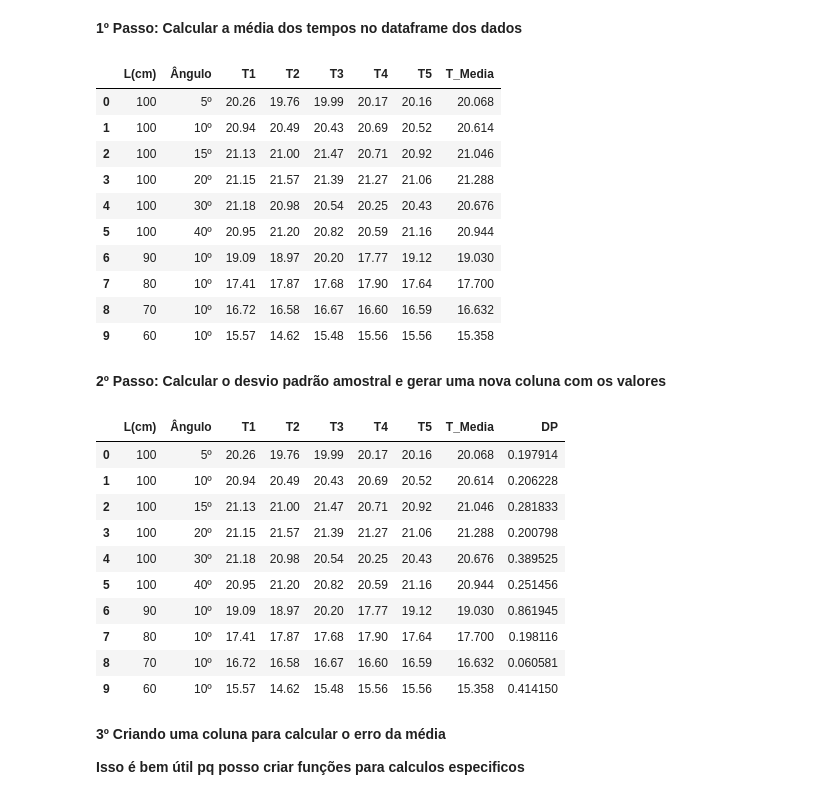
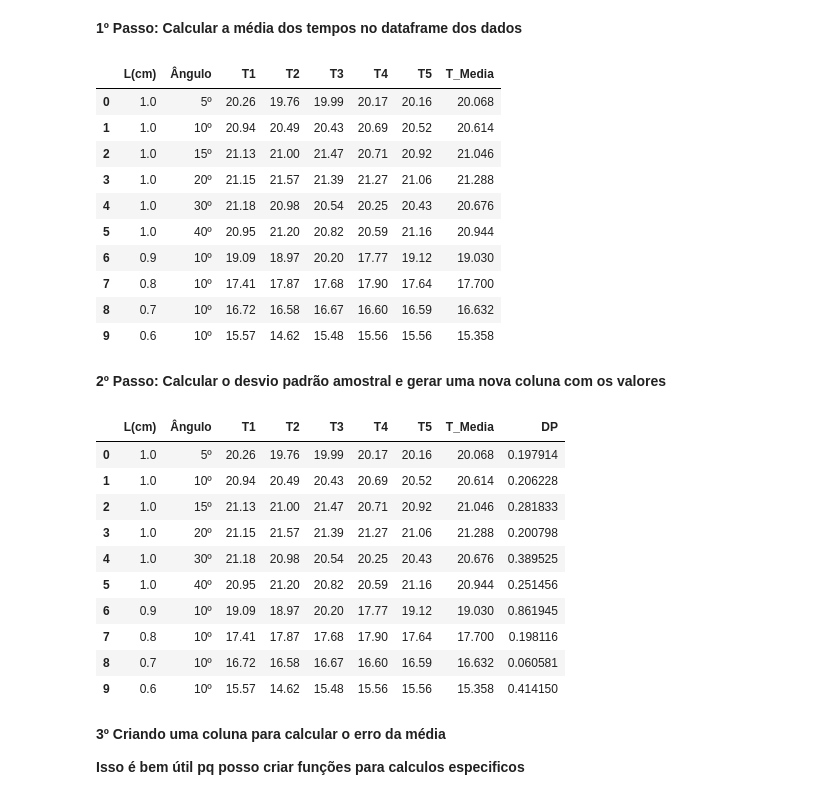
Before and after one commit to hugodevelopment/Excel-Python, a Jupyter notebook: Códigos_Mecanica/Pendulo.ipynb, the cells around one changed output. Cells and saved outputs as stored; diff of their text form; code cells hidden in the pictures.

```diff
--- a/Códigos_Mecanica/Pendulo.ipynb
+++ b/Códigos_Mecanica/Pendulo.ipynb
@@ -9,26 +9,29 @@ Sites que me ajudaram:
 # %%
 import pandas as pd
 import numpy as np
 
 data = pd.read_csv('pendulo.csv', sep=";")
 # Criando uma nova coluna para média
 # data["Media"] = (data["T1"] + data["T2"] + data["T3"] + data["T4"] + data["T5"])/5
 
 # Podemos calcular a média lendo as linhas(row) com o axis=1 e escolhendo as colunas desejadas
 data["T_Media"]= data[["T1","T2","T3","T4","T5"]].mean(axis=1)
 data
+
+data["L(cm)"] = data["L(cm)"]/ 100
+data
 # %% [output]
 |  | L(cm) | Ângulo | T1 | T2 | T3 | T4 | T5 | T_Media |
-| 0 | 100 | 5º | 20.26 | 19.76 | 19.99 | 20.17 | 20.16 | 20.068 |
-| 1 | 100 | 10º | 20.94 | 20.49 | 20.43 | 20.69 | 20.52 | 20.614 |
-| 2 | 100 | 15º | 21.13 | 21.00 | 21.47 | 20.71 | 20.92 | 21.046 |
-| 3 | 100 | 20º | 21.15 | 21.57 | 21.39 | 21.27 | 21.06 | 21.288 |
-| 4 | 100 | 30º | 21.18 | 20.98 | 20.54 | 20.25 | 20.43 | 20.676 |
-| 5 | 100 | 40º | 20.95 | 21.20 | 20.82 | 20.59 | 21.16 | 20.944 |
-| 6 | 90 | 10º | 19.09 | 18.97 | 20.20 | 17.77 | 19.12 | 19.030 |
-| 7 | 80 | 10º | 17.41 | 17.87 | 17.68 | 17.90 | 17.64 | 17.700 |
-| 8 | 70 | 10º | 16.72 | 16.58 | 16.67 | 16.60 | 16.59 | 16.632 |
-| 9 | 60 | 10º | 15.57 | 14.62 | 15.48 | 15.56 | 15.56 | 15.358 |
+| 0 | 1.0 | 5º | 20.26 | 19.76 | 19.99 | 20.17 | 20.16 | 20.068 |
+| 1 | 1.0 | 10º | 20.94 | 20.49 | 20.43 | 20.69 | 20.52 | 20.614 |
+| 2 | 1.0 | 15º | 21.13 | 21.00 | 21.47 | 20.71 | 20.92 | 21.046 |
+| 3 | 1.0 | 20º | 21.15 | 21.57 | 21.39 | 21.27 | 21.06 | 21.288 |
+| 4 | 1.0 | 30º | 21.18 | 20.98 | 20.54 | 20.25 | 20.43 | 20.676 |
+| 5 | 1.0 | 40º | 20.95 | 21.20 | 20.82 | 20.59 | 21.16 | 20.944 |
+| 6 | 0.9 | 10º | 19.09 | 18.97 | 20.20 | 17.77 | 19.12 | 19.030 |
+| 7 | 0.8 | 10º | 17.41 | 17.87 | 17.68 | 17.90 | 17.64 | 17.700 |
+| 8 | 0.7 | 10º | 16.72 | 16.58 | 16.67 | 16.60 | 16.59 | 16.632 |
+| 9 | 0.6 | 10º | 15.57 | 14.62 | 15.48 | 15.56 | 15.56 | 15.358 |
 # %% [markdown]
 **2º Passo: Calcular o desvio padrão amostral e gerar uma nova coluna com os valores**
 # %%
@@ -37,16 +40,16 @@ data["DP"] = data[["T1","T2","T3",'T4','T5']].std(ddof=1,axis=1)
 data
 # %% [output]
 |  | L(cm) | Ângulo | T1 | T2 | T3 | T4 | T5 | T_Media | DP |
-| 0 | 100 | 5º | 20.26 | 19.76 | 19.99 | 20.17 | 20.16 | 20.068 | 0.197914 |
-| 1 | 100 | 10º | 20.94 | 20.49 | 20.43 | 20.69 | 20.52 | 20.614 | 0.206228 |
-| 2 | 100 | 15º | 21.13 | 21.00 | 21.47 | 20.71 | 20.92 | 21.046 | 0.281833 |
-| 3 | 100 | 20º | 21.15 | 21.57 | 21.39 | 21.27 | 21.06 | 21.288 | 0.200798 |
-| 4 | 100 | 30º | 21.18 | 20.98 | 20.54 | 20.25 | 20.43 | 20.676 | 0.389525 |
-| 5 | 100 | 40º | 20.95 | 21.20 | 20.82 | 20.59 | 21.16 | 20.944 | 0.251456 |
-| 6 | 90 | 10º | 19.09 | 18.97 | 20.20 | 17.77 | 19.12 | 19.030 | 0.861945 |
-| 7 | 80 | 10º | 17.41 | 17.87 | 17.68 | 17.90 | 17.64 | 17.700 | 0.198116 |
-| 8 | 70 | 10º | 16.72 | 16.58 | 16.67 | 16.60 | 16.59 | 16.632 | 0.060581 |
-| 9 | 60 | 10º | 15.57 | 14.62 | 15.48 | 15.56 | 15.56 | 15.358 | 0.414150 |
+| 0 | 1.0 | 5º | 20.26 | 19.76 | 19.99 | 20.17 | 20.16 | 20.068 | 0.197914 |
+| 1 | 1.0 | 10º | 20.94 | 20.49 | 20.43 | 20.69 | 20.52 | 20.614 | 0.206228 |
+| 2 | 1.0 | 15º | 21.13 | 21.00 | 21.47 | 20.71 | 20.92 | 21.046 | 0.281833 |
+| 3 | 1.0 | 20º | 21.15 | 21.57 | 21.39 | 21.27 | 21.06 | 21.288 | 0.200798 |
+| 4 | 1.0 | 30º | 21.18 | 20.98 | 20.54 | 20.25 | 20.43 | 20.676 | 0.389525 |
+| 5 | 1.0 | 40º | 20.95 | 21.20 | 20.82 | 20.59 | 21.16 | 20.944 | 0.251456 |
+| 6 | 0.9 | 10º | 19.09 | 18.97 | 20.20 | 17.77 | 19.12 | 19.030 | 0.861945 |
+| 7 | 0.8 | 10º | 17.41 | 17.87 | 17.68 | 17.90 | 17.64 | 17.700 | 0.198116 |
+| 8 | 0.7 | 10º | 16.72 | 16.58 | 16.67 | 16.60 | 16.59 | 16.632 | 0.060581 |
+| 9 | 0.6 | 10º | 15.57 | 14.62 | 15.48 | 15.56 | 15.56 | 15.358 | 0.414150 |
 # %% [markdown]
 **3º Criando uma coluna para calcular o erro da média**
 
```
Also changed, not shown: parts of 5 cells of this notebook, 2 other files.
